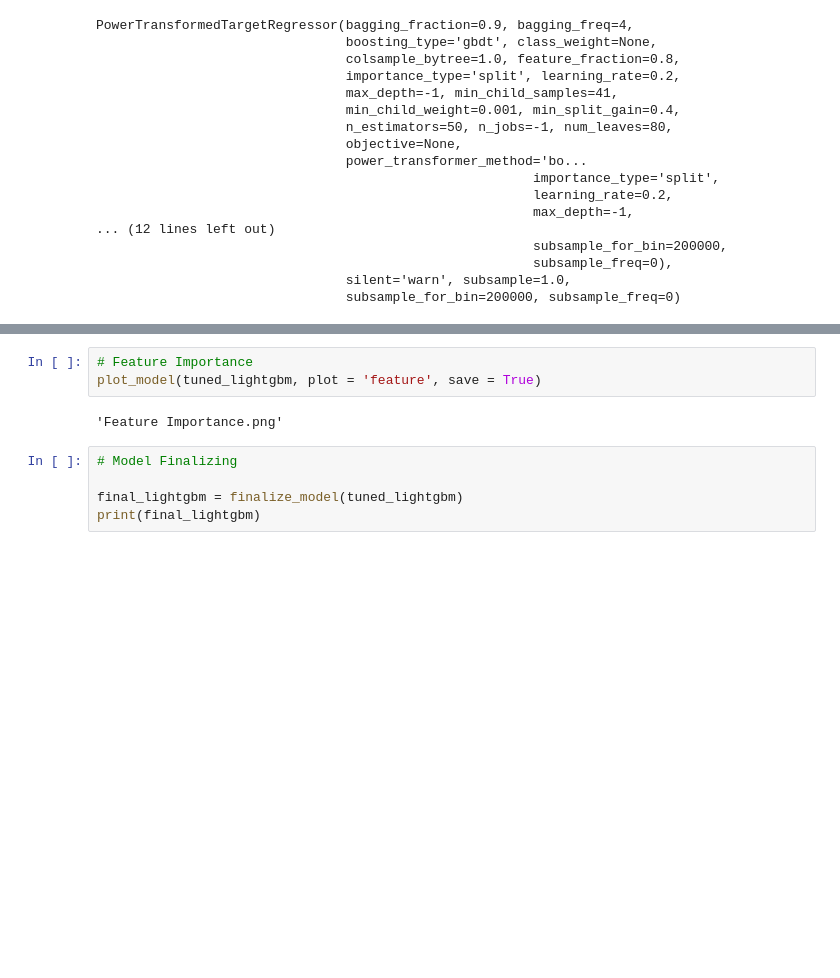
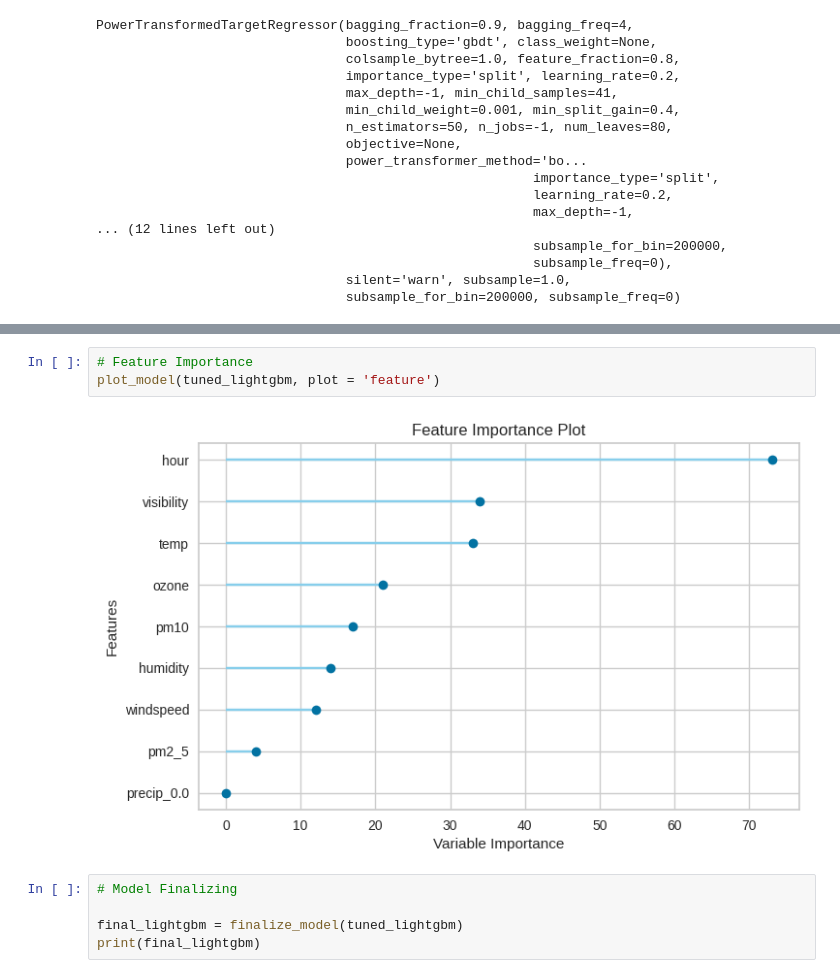
Before and after one commit to ddangchani/project_ddareungi, a Jupyter notebook: AutoML.ipynb, the cells around one changed output, grey strips where cells are left out. Drawn from its saved outputs; the diff is of its cells as text; blank space fills up the shorter version.

```diff
--- a/AutoML.ipynb
+++ b/AutoML.ipynb
@@ -241,8 +241,8 @@ plot_model(tuned_lightgbm, plot = "error", save = True)
 # %%
 # Feature Importance
-plot_model(tuned_lightgbm, plot = 'feature', save = True)
+plot_model(tuned_lightgbm, plot = 'feature')
 # %% [output]
-'Feature Importance.png'
+[figure, added]
 # %%
 # Model Finalizing
 
```
Also changed, not shown: parts of 2 cells of this notebook.
